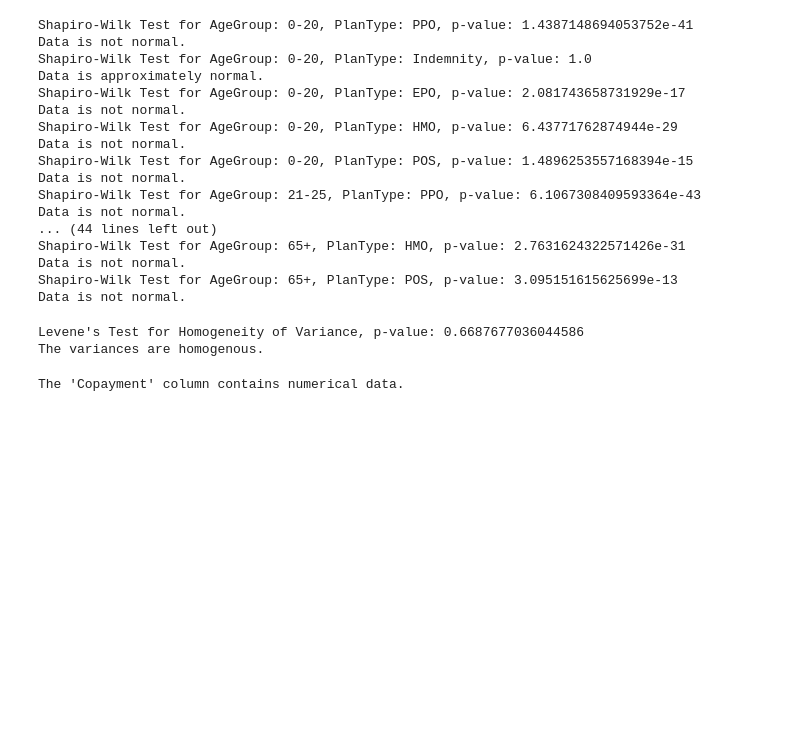
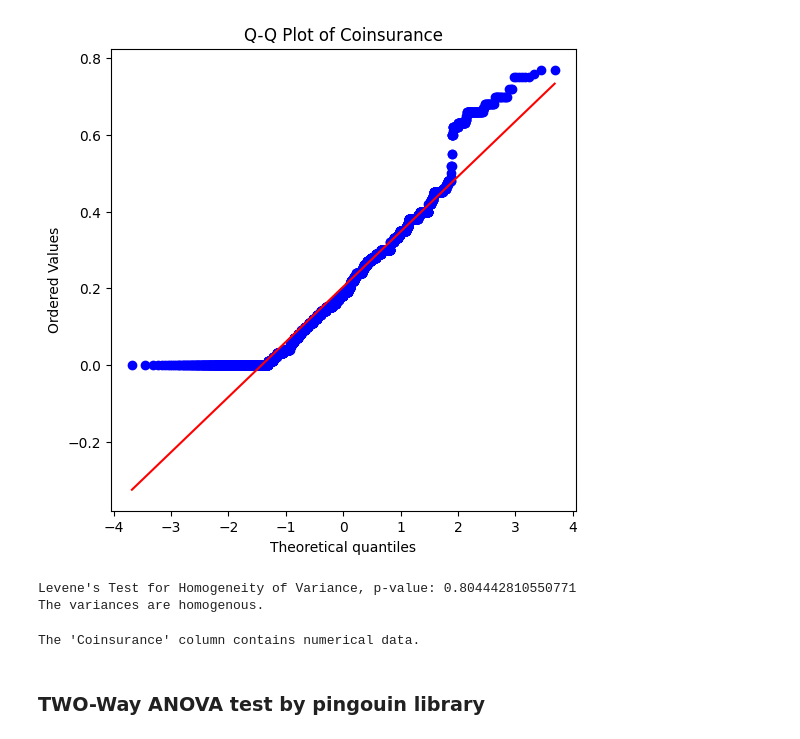
Before and after one commit to saverin0/US-Healthcare-System-Data-Analysis, a Jupyter notebook: 6.Distribute_data-Use.ipynb, the cells around one changed output. Drawn from its saved outputs; the diff is of its cells as text; code cells hidden in the pictures; blank space fills up the shorter version.

```diff
--- a/6.Distribute_data-Use.ipynb
+++ b/6.Distribute_data-Use.ipynb
@@ -92,37 +91,16 @@ plt.show()
-# %%
-# 1.3 Dispersion was tested by Shapiro-Wilk test (for normality)
-for age in age_groups:
-    for plan in plan_types:
-        subset = df[(df['AgeGroup'] == age) & (df['PlanType'] == plan)]
-        stat, p_value = stats.shapiro(subset['Copayment'])
-        print(f'Shapiro-Wilk Test for AgeGroup: {age}, PlanType: {plan}, p-value: {p_value}')
-        if p_value > 0.05:
-            print("Data is approximately normal.")
-        else:
-            print("Data is not normal.")
-# %% [output]
-Shapiro-Wilk Test for AgeGroup: 0-20, PlanType: PPO, p-value: 1.4387148694053752e-41
-Data is not normal.
-Shapiro-Wilk Test for AgeGroup: 0-20, PlanType: Indemnity, p-value: 1.0
-Data is approximately normal.
-Shapiro-Wilk Test for AgeGroup: 0-20, PlanType: EPO, p-value: 2.081743658731929e-17
-Data is not normal.
-Shapiro-Wilk Test for AgeGroup: 0-20, PlanType: HMO, p-value: 6.43771762874944e-29
-Data is not normal.
-Shapiro-Wilk Test for AgeGroup: 0-20, PlanType: POS, p-value: 1.4896253557168394e-15
-Data is not normal.
-Shapiro-Wilk Test for AgeGroup: 21-25, PlanType: PPO, p-value: 6.1067308409593364e-43
-Data is not normal.
-... (44 lines left out)
-Shapiro-Wilk Test for AgeGroup: 65+, PlanType: HMO, p-value: 2.7631624322571426e-31
-Data is not normal.
-Shapiro-Wilk Test for AgeGroup: 65+, PlanType: POS, p-value: 3.095151615625699e-13
-Data is not normal.
+# %%
+# 1.3 Check Q-Q plot
+plt.figure(figsize=(6, 6))
+stats.probplot(df['Coinsurance'], dist="norm", plot=plt)
+plt.title('Q-Q Plot of Coinsurance')
+plt.show()
+# %% [output]
+[figure, added]
 # %%
 # 2. Check equality of variances (Homogeneity of Variance).
 # Use Levene's Test to check equality of variances.
 # This example uses Copayment as the test variable
-copayment_values = [df[df['AgeGroup'] == age]['Copayment'].values for age in age_groups]
+copayment_values = [df[df['AgeGroup'] == age]['Coinsurance'].values for age in age_groups]
 
 # Levene's Test for equal variances was performed.
 stat, p_value = levene(*copayment_values)
@@ -132,14 +110,16 @@ if p_value > 0.05:
 else:
     print("The variances are not homogenous.")
 # %% [output]
-Levene's Test for Homogeneity of Variance, p-value: 0.6687677036044586
+Levene's Test for Homogeneity of Variance, p-value: 0.804442810550771
 The variances are homogenous.
 # %%
 # 3. Check the nature of the data (Numerical Data)
 # Verify that 'Copayment' is a numeric variable.
-if pd.api.types.is_numeric_dtype(df['Copayment']):
-    print("The 'Copayment' column contains numerical data.")
+if pd.api.types.is_numeric_dtype(df['Coinsurance']):
+    print("The 'Coinsurance' column contains numerical data.")
 else:
-    print("The 'Copayment' column does not contain numerical data.")
+    print("The 'Coinsurance' column does not contain numerical data.")
 # %% [output]
-The 'Copayment' column contains numerical data.
+The 'Coinsurance' column contains numerical data.
+# %% [markdown]
+### TWO-Way ANOVA test by pingouin library
```
Also changed, not shown: parts of 9 cells of this notebook, 3 other files.
